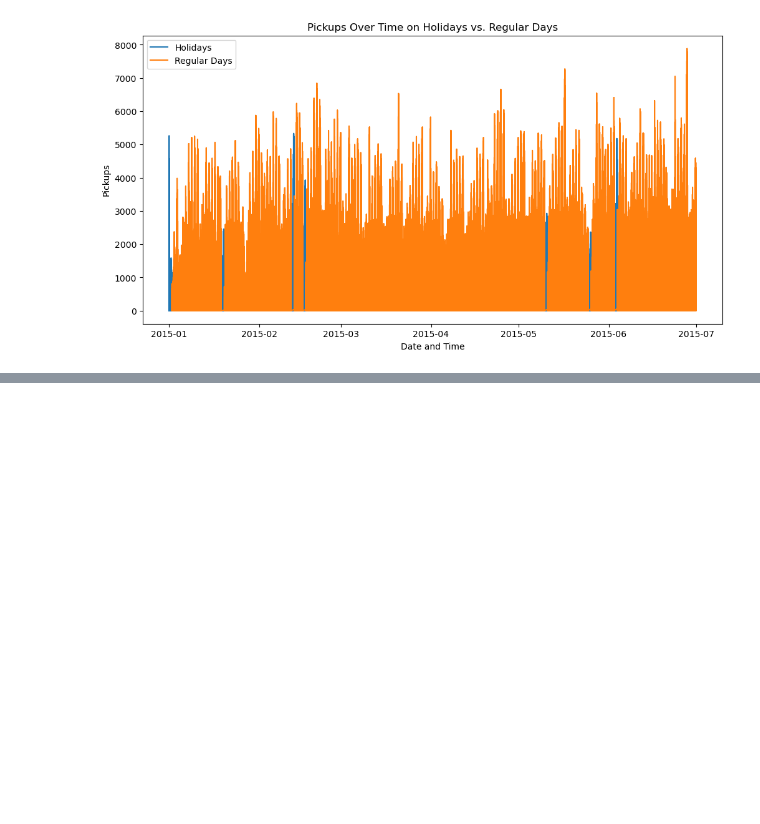
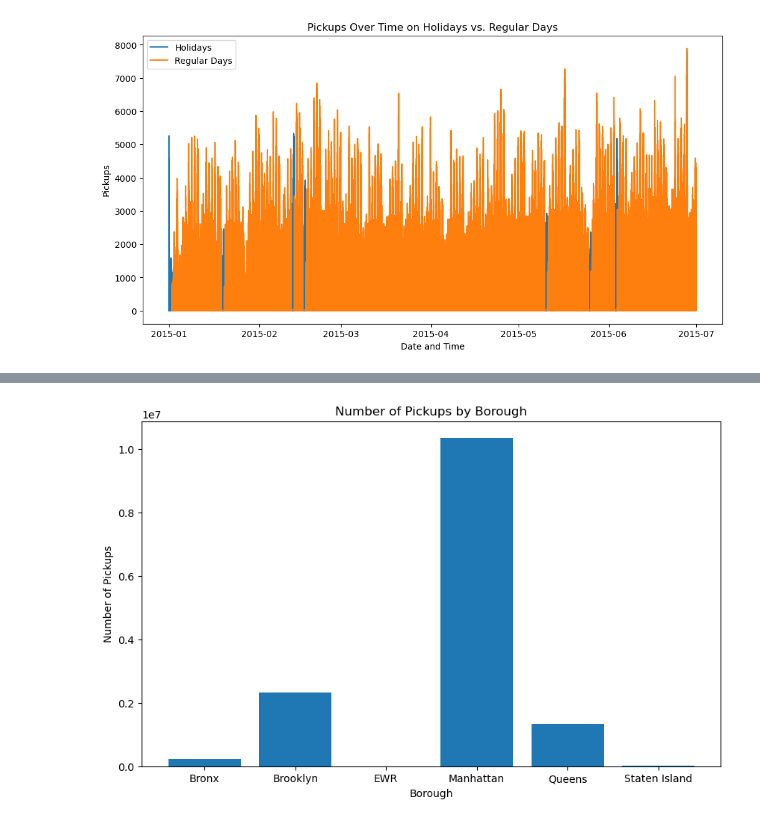
Before and after one commit to Jherza-X/Project1-Group9, a Jupyter notebook: Uber-Weather-Project/project-1 - Q4.ipynb, the cells around one changed output, grey strips where cells are left out. Drawn from its saved outputs; the diff is of its cells as text; code cells hidden in the pictures; blank space fills up the shorter version.

```diff
--- a/Uber-Weather-Project/project-1 - Q4.ipynb
+++ b/Uber-Weather-Project/project-1 - Q4.ipynb
@@ -157,0 +200,11 @@ plt.show()
+# %%
+# Convert 'pickup_dt' to datetime if not already
+uber_weather_df['pickup_dt'] = pd.to_datetime(uber_weather_df['pickup_dt'])
+# Extract the month and year from 'pickup_dt'
+uber_weather_df['Month'] = uber_weather_df['pickup_dt'].dt.strftime('%Y-%m')
+
+#uber_weather_df['Month']
+
+# Group the data by month and count the number of holidays and regular days
+monthly_counts = uber_weather_df.groupby(['Month', 'Holiday']).size().unstack(fill_value=0)
+monthly_counts
@@ -157,0 +315,3 @@ plt.show()
+# %%
+borough_pickup_counts = uber_weather_df.groupby('borough')['pickups'].sum().reset_index()
+borough_pickup_counts
@@ -157,0 +326,12 @@ plt.show()
+# %%
+# Create a bar plot to visualize the number of pickups by each borough
+plt.figure(figsize=(10, 6))
+plt.bar(borough_pickup_counts['borough'], borough_pickup_counts['pickups'])
+plt.title('Number of Pickups by Borough')
+plt.xlabel('Borough')
+plt.ylabel('Number of Pickups')
+
+# Show the plot
+plt.show()
+# %% [output]
+[figure, added]
```
Also changed, not shown: parts of 20 cells of this notebook.
